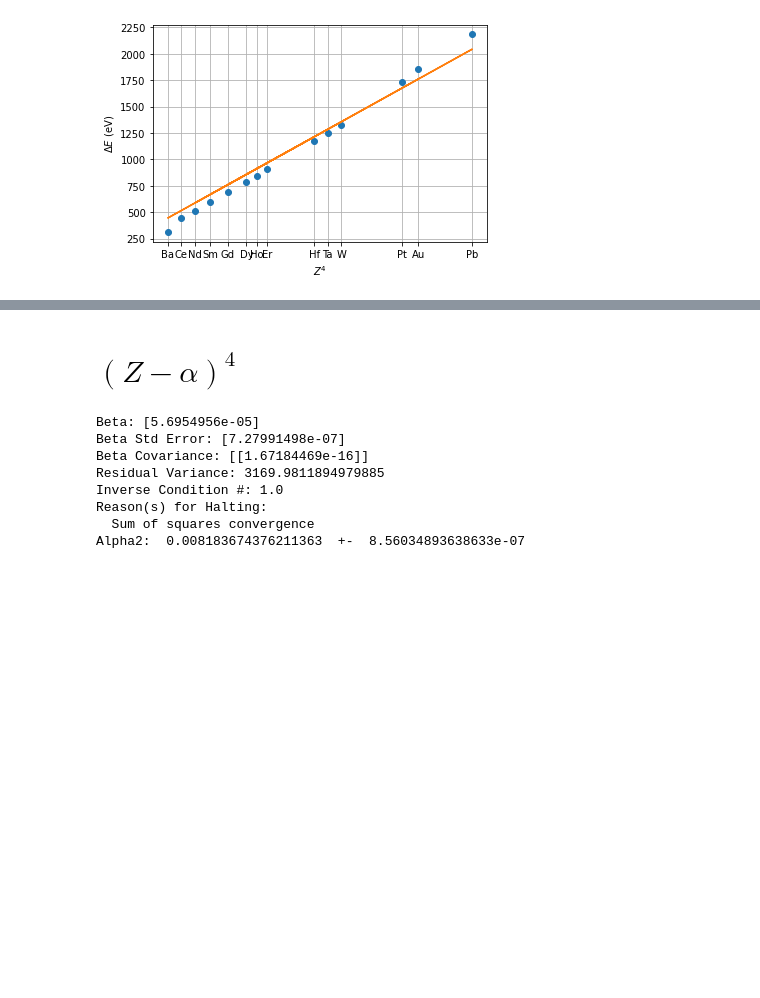
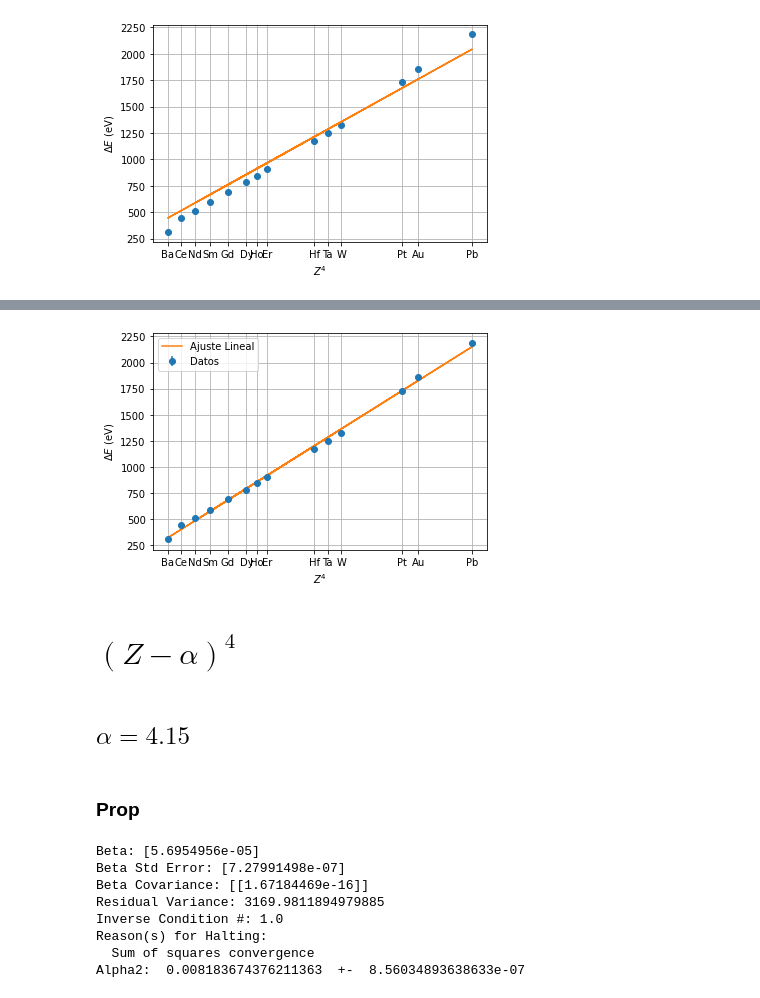
Before and after one commit to Lekkito/data-analysis-physics, a Jupyter notebook: spin-orbit/spinOrbita.ipynb, the cells around one changed output, grey strips where cells are left out. Drawn from its saved outputs; the diff is of its cells as text; code cells hidden in the pictures; blank space fills up the shorter version.

Commit message:
intento de fix y lineal

```diff
--- a/spin-orbit/spinOrbita.ipynb
+++ b/spin-orbit/spinOrbita.ipynb
@@ -601,3 +601,20 @@ plt.grid()
 plt.show()
 # %% [output]
 [figure]
+# %%
+import scipy.odr as odr
+# Ajusto Lineal en vez de Proporcional
+model = odr.Model(lambda B, x: B[0]*x+B[1])
+data = odr.RealData(df['Z^4'], df['dE'])
+odr = odr.ODR(data, model, beta0=[1,1])
+out = odr.run()
+out.pprint()
+out_eV_to_Joules = out.beta[0]/6.242e+18
+alphaLineal = np.sqrt(out_eV_to_Joules*16/E_n)
+err_alphaLi = (out.sd_beta[0]/6.242e+18*16/E_n)/2
+ordenadaLi = out.beta[1]
+err_ordenadaLi = out.sd_beta[1]
+
+print("---------------------------------------------------------")
+print('Alpha Lineal: ', alphaLineal, ' +- ', err_alphaLi)
+print('Ordenada al origen: ', ordenadaLi, ' +- ', err_ordenadaLi)
@@ -604,5 +633,24 @@ plt.show()
+# %%
+# Ploteo Lineal
+plt.figure()
+plt.errorbar(df['Z^4'], df['dE'], yerr=10, fmt='o', label = 'Datos')
+plt.plot(df['Z^4'], out.beta[0]*df['Z^4']+out.beta[1], label = 'Ajuste Lineal')
+plt.xlabel(r'$Z^4$')
+plt.ylabel(r'$\Delta E$ (eV)')
+#Agrego en el xlabel los nombres de los elementos en su respectiva posicion de Z
+# Supongamos que 'posiciones' es una lista de las posiciones de los elementos y 'nombres' es una lista de los nombres de los elementos
+plt.xticks(posiciones, nombres)
+plt.legend()
+plt.grid()
+plt.show()
+# %% [output]
+[figure, added]
 # %% [markdown]
 # $(Z-\alpha)^4$
+# %% [markdown]
+## $\alpha = 4.15$
+# %% [markdown]
+### Prop
 # %%
 # Calculo Z- apantallamiento
 apantallamiento = 4.15
```
Also changed, not shown: parts of 15 cells of this notebook.
